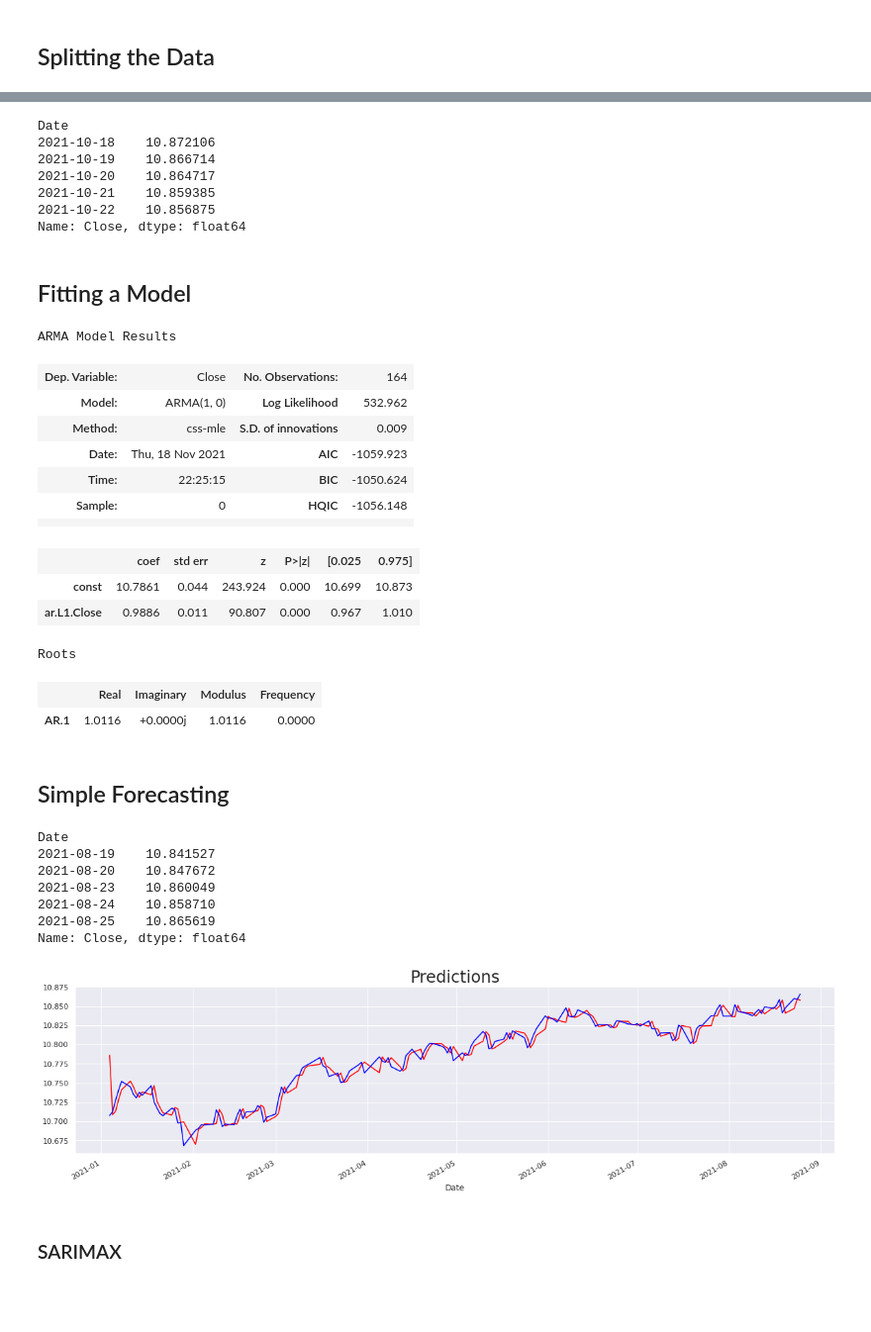
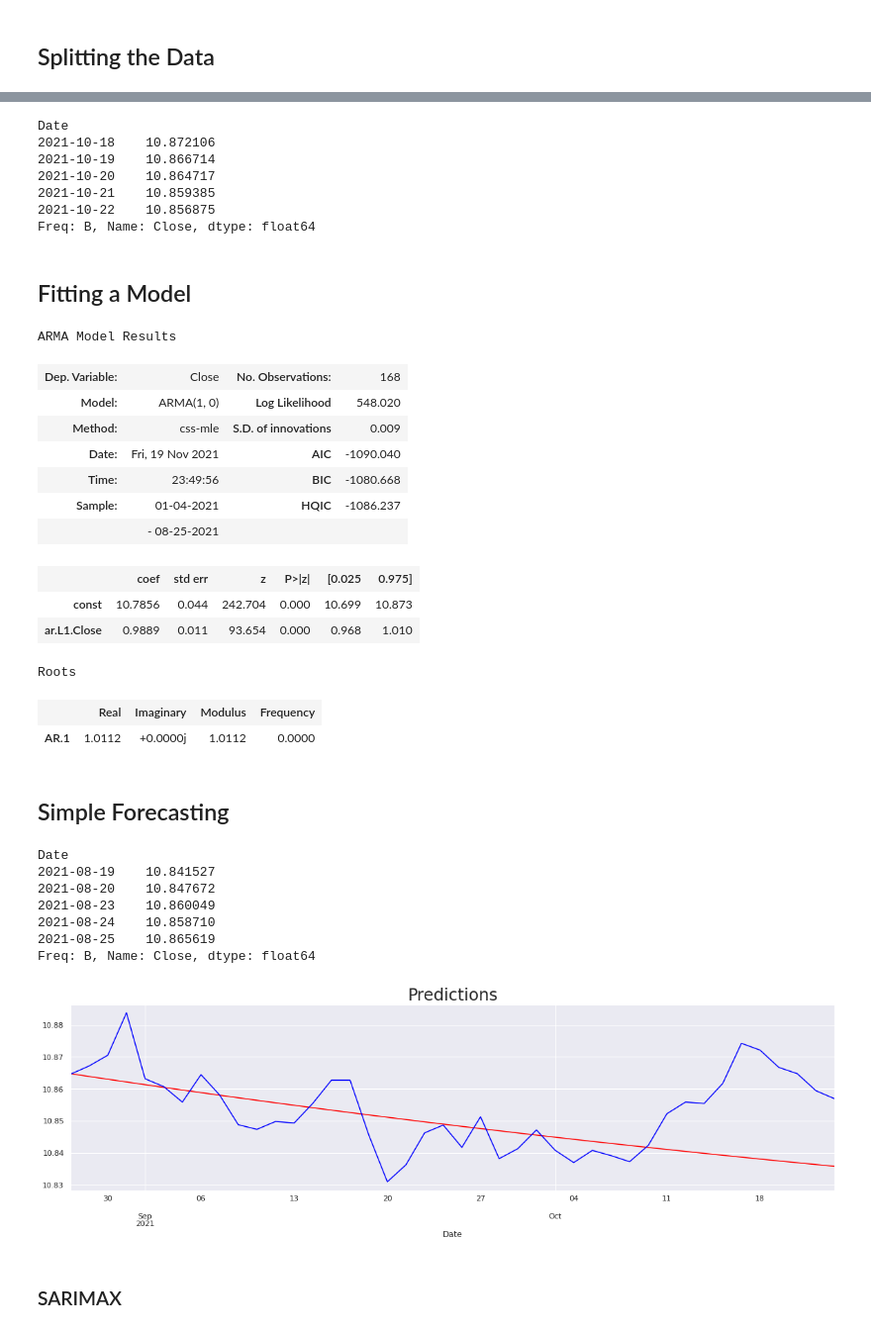
Before and after one commit to jjsalazarr/curso-series-temporales, a Jupyter notebook: 12. Prediciendo el futuro/Python/16_PrediciendoFuturo.ipynb, the cells around one changed output, grey strips where cells are left out. Shown at 99% size. Cells and saved outputs as stored; diff of their text form; code cells hidden in the pictures; blank space fills up the shorter version.

```diff
--- a/12. Prediciendo el futuro/Python/16_PrediciendoFuturo.ipynb
+++ b/12. Prediciendo el futuro/Python/16_PrediciendoFuturo.ipynb
@@ -57,9 +57,9 @@ df_comp.Close = np.log( df_comp.Close)
 
 df_comp.date = pd.to_datetime(df_comp.Date, dayfirst = True)
 df_comp.set_index("Date", inplace=True)
-# df_comp=df_comp.asfreq('b')
-# df_comp=df_comp.fillna(method='ffill')
-#df_comp['IPC']=df_comp.Close
+df_comp=df_comp.asfreq('b')
+df_comp=df_comp.fillna(method='ffill')
+
 
 df_comp.head()
 # %% [output]
@@ -120,7 +120,7 @@ Date
 2021-10-20    10.864717
 2021-10-21    10.859385
 2021-10-22    10.856875
-Name: Close, dtype: float64
+Freq: B, Name: Close, dtype: float64
 # %% [markdown]
 ## Fitting a Model
 # %%
@@ -129,19 +129,19 @@ results_ar = model_ar.fit()
 results_ar.summary()
 # %% [output]
 ARMA Model Results
-| Dep. Variable: | Close | No. Observations: | 164 |
-| Model: | ARMA(1, 0) | Log Likelihood | 532.962 |
+| Dep. Variable: | Close | No. Observations: | 168 |
+| Model: | ARMA(1, 0) | Log Likelihood | 548.020 |
 | Method: | css-mle | S.D. of innovations | 0.009 |
-| Date: | Thu, 18 Nov 2021 | AIC | -1059.923 |
-| Time: | 22:25:15 | BIC | -1050.624 |
-| Sample: | 0 | HQIC | -1056.148 |
-|  |  |  |  |
+| Date: | Fri, 19 Nov 2021 | AIC | -1090.040 |
+| Time: | 23:49:56 | BIC | -1080.668 |
+| Sample: | 01-04-2021 | HQIC | -1086.237 |
+|  | - 08-25-2021 |  |  |
 |  | coef | std err | z | P>|z| | [0.025 | 0.975] |
-| const | 10.7861 | 0.044 | 243.924 | 0.000 | 10.699 | 10.873 |
-| ar.L1.Close | 0.9886 | 0.011 | 90.807 | 0.000 | 0.967 | 1.010 |
+| const | 10.7856 | 0.044 | 242.704 | 0.000 | 10.699 | 10.873 |
+| ar.L1.Close | 0.9889 | 0.011 | 93.654 | 0.000 | 0.968 | 1.010 |
 Roots
 |  | Real | Imaginary | Modulus | Frequency |
-| AR.1 | 1.0116 | +0.0000j | 1.0116 | 0.0000 |
+| AR.1 | 1.0112 | +0.0000j | 1.0112 | 0.0000 |
 # %% [markdown]
 ## Simple Forecasting
 # %%
@@ -153,21 +153,21 @@ Date
 2021-08-23    10.860049
 2021-08-24    10.858710
 2021-08-25    10.865619
-Name: Close, dtype: float64
+Freq: B, Name: Close, dtype: float64
 # %%
 # create variables that will help us change the periods easily instead of typing them up every time
 # make sure the start and end dates are business days, otherwise the code will result in an error
-start_date = "2021-01-04"
-end_date = "2021-08-25"
+start_date = "2021-08-26"
+end_date = "2021-10-22"
 # %%
 df_pred = results_ar.predict(start = start_date, end = end_date)
 # %%
 df_pred[start_date:end_date].plot(figsize = (20,5), color = "red")
-df[start_date:end_date].plot(color="blue")
+df_test[start_date:end_date].plot(color="blue")
 plt.title("Predictions", size = 24)
 plt.show()
 # %% [output]
-[figure, old version]
+[figure, new version]
 # %% [markdown]
 ### SARIMAX
 # %%
```
Also changed, not shown: parts of 5 cells of this notebook.
